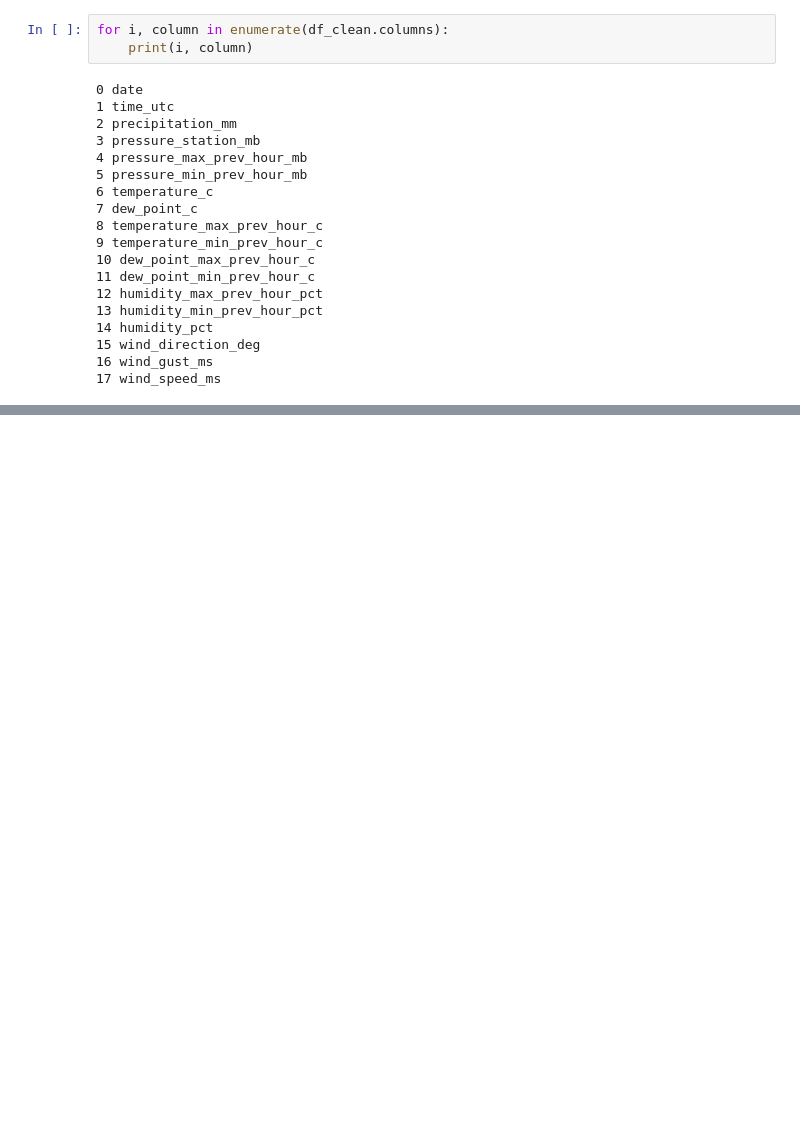
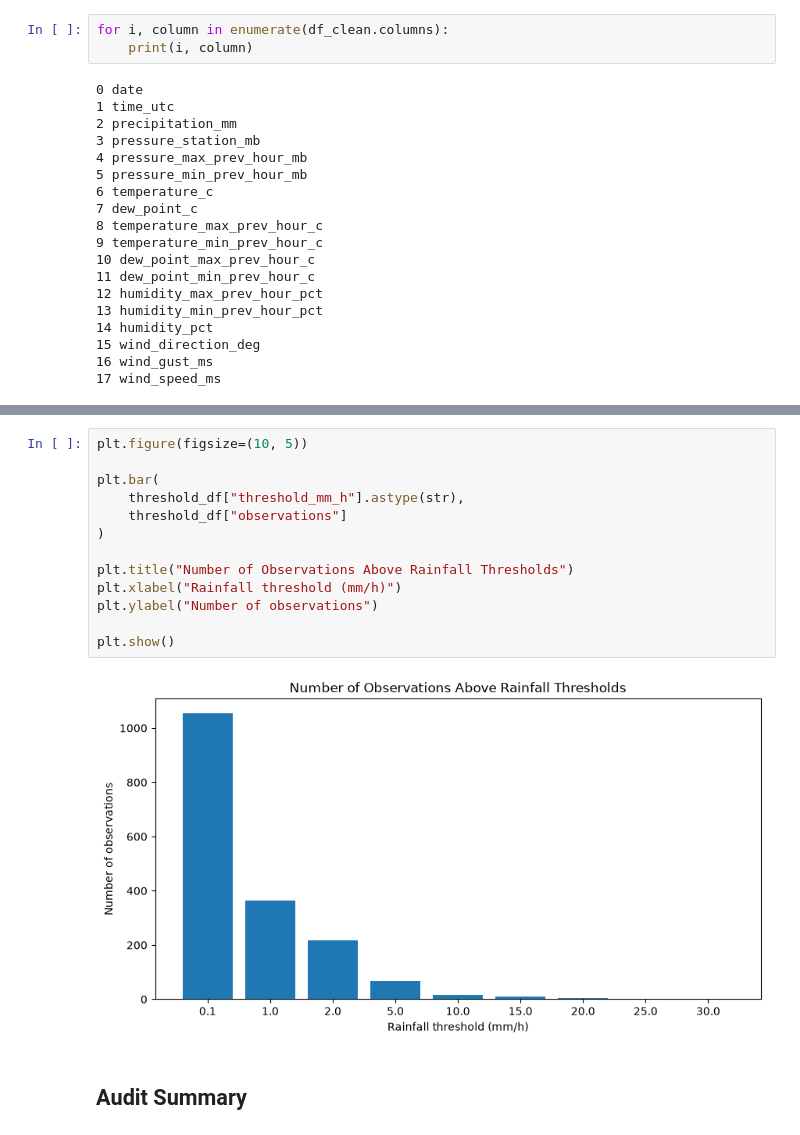
Before and after one commit to LuisGabriel-A/recife-rain-nowcasting-ml, a Jupyter notebook: notebooks/01_data_audit.ipynb, the cells around one changed output, grey strips where cells are left out. Cells and saved outputs as stored; diff of their text form; blank space fills up the shorter version.

Commit message:
feat: complete initial dataset audit

```diff
--- a/notebooks/01_data_audit.ipynb
+++ b/notebooks/01_data_audit.ipynb
@@ -288,0 +589,17 @@ df_clean.head()
+# %%
+plt.figure(figsize=(10, 5))
+
+plt.bar(
+    threshold_df["threshold_mm_h"].astype(str),
+    threshold_df["observations"]
+)
+
+plt.title("Number of Observations Above Rainfall Thresholds")
+plt.xlabel("Rainfall threshold (mm/h)")
+plt.ylabel("Number of observations")
+
+plt.show()
+# %% [output]
+[figure, added]
+# %% [markdown]
+## Audit Summary
```
Also changed, not shown: parts of 26 cells of this notebook.
